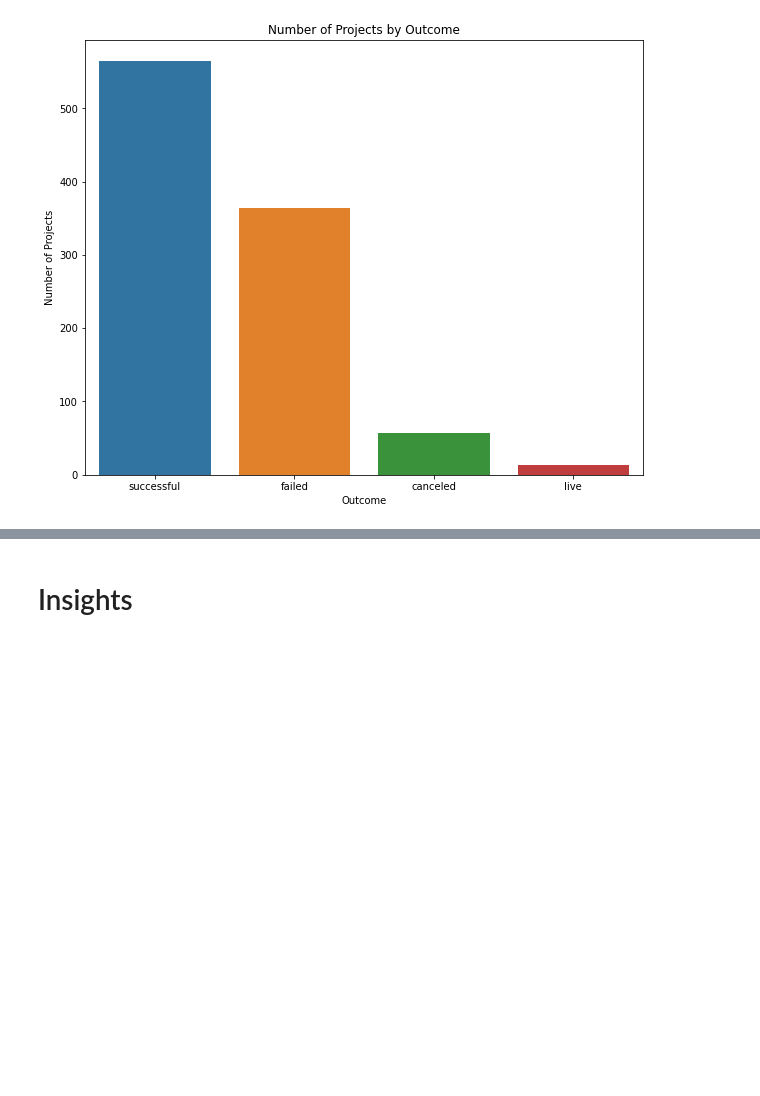
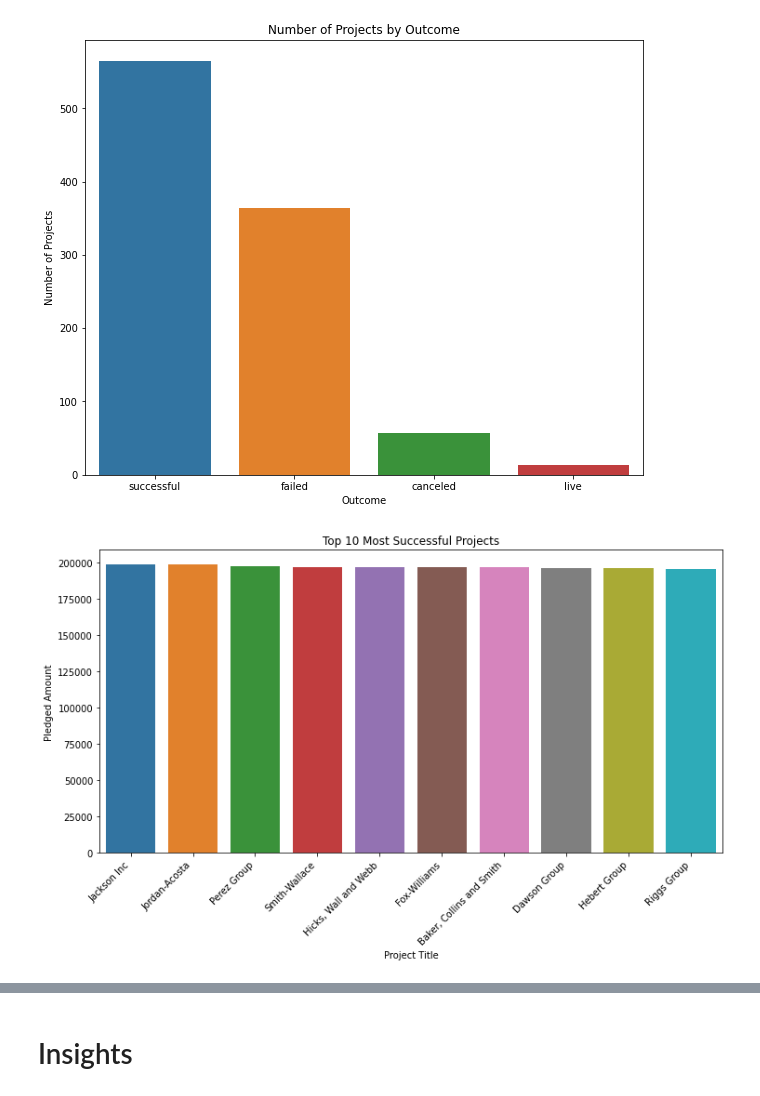
Before and after one commit to RichieGarafola/Crowdfunding, a Jupyter notebook: Kickstarter.ipynb, the cells around one changed output, grey strips where cells are left out. Drawn from its saved outputs; the diff is of its cells as text; code cells hidden in the pictures; blank space fills up the shorter version.

```diff
--- a/Kickstarter.ipynb
+++ b/Kickstarter.ipynb
@@ -72,6 +72,9 @@ df['success'] = df['outcome'] == 'successful'
 
 # Extract the main category from the category column
 df['main_category'] = df['category'].apply(lambda x: x.split('/')[0])
+
+# Extract the month from the 'launched_at' column
+df['launched_month'] = df['launched_at'].dt.month
 # %% [markdown]
 # Data Visualization
 # %%
@@ -360,3 +363,20 @@ plt.savefig(f"./Images/ProjectOutcome.jpg")
 plt.show()
 # %% [output]
 [figure]
+# %%
+# creates a bar plot of the top 10 most successful projects by pledged amount
+
+top_10_success = df[df['success']].sort_values('pledged', ascending=False).head(10)
+plt.figure(figsize=(12, 6))
+sns.barplot(x='name', y='pledged', data=top_10_success)
+plt.xticks(rotation=45, ha='right')
+plt.title('Top 10 Most Successful Projects')
+plt.xlabel('Project Title')
+plt.ylabel('Pledged Amount')
+
+# Save the figure.
+plt.savefig(f"./Images/TopSuccessfulProject.jpg")
+
+plt.show()
+# %% [output]
+[figure, added]
```
Also changed, not shown: parts of 4 cells of this notebook.
